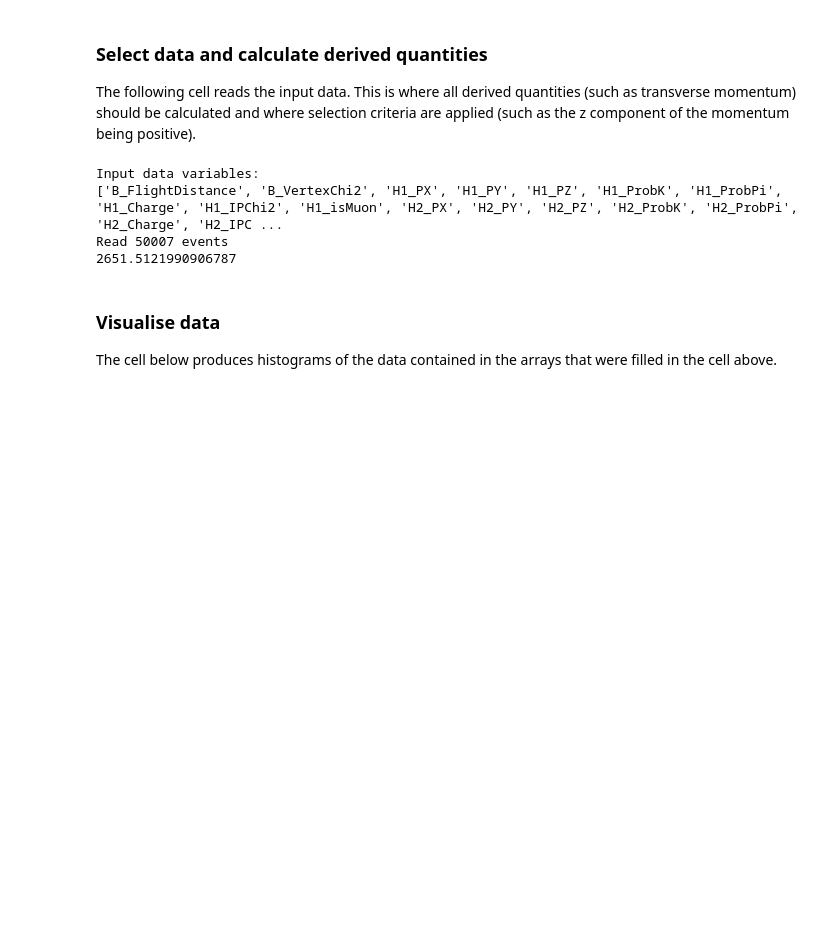
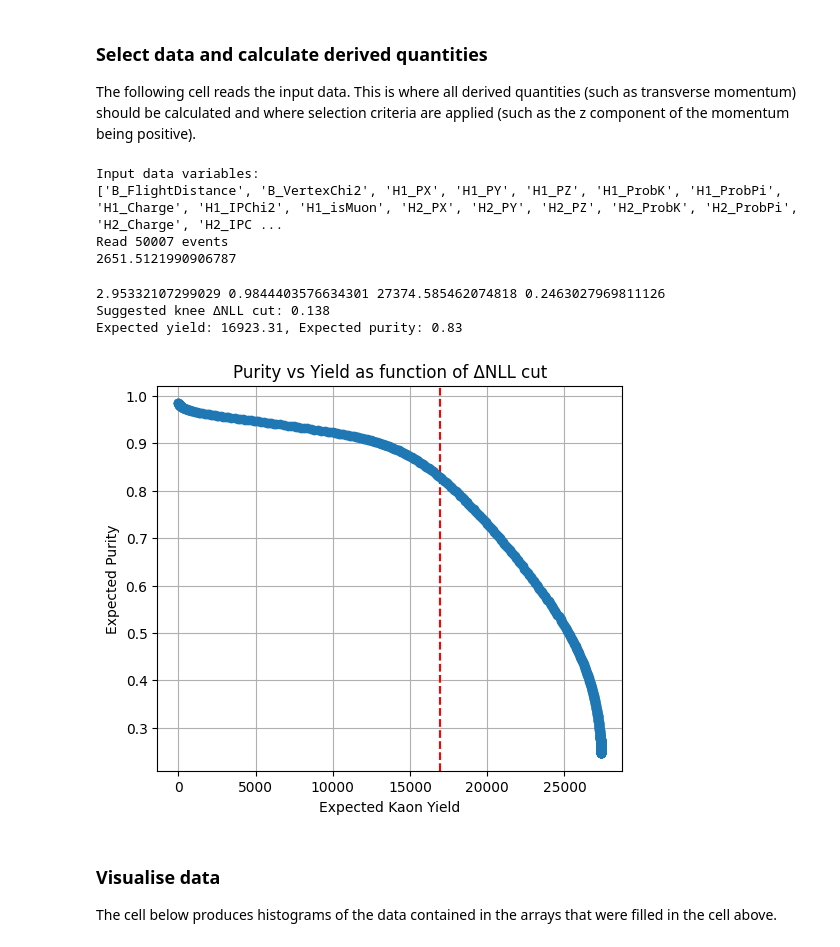
Before and after one commit to damianfrench/MatterAntimatterLab, a Jupyter notebook: Analysis_example.ipynb, the cells around one changed output. Saved outputs shown, nothing was run; the diff lists cells and outputs as text; code cells hidden in the pictures; blank space fills up the shorter version.

```diff
--- a/Analysis_example.ipynb
+++ b/Analysis_example.ipynb
@@ -48,7 +48,7 @@ prob_pi=[]
 m_B_all=[]
 m_R_neutral_1=[]
 m_R_neutral_2=[]
-
+probabilities = []
 
 def calculating_neutral_particle_invariant_mass(data,suffix1,suffix2,m_k):
     E1=np.sqrt(data[f'{suffix1}_PX']**2+data[f'{suffix1}_PY']**2+data[f'{suffix1}_PZ']**2+m_k**2)
@@ -153,7 +153,9 @@ for tree in trees:
             prob_pi.append(data['H2_ProbPi'][i])
             prob_k.append(data['H3_ProbK'][i])
             prob_pi.append(data['H3_ProbPi'][i])
-
+            probabilities.append(data['H1_ProbK'][i]/(data['H1_ProbK'][i]+data['H1_ProbPi'][i]))
+            probabilities.append(data['H2_ProbK'][i]/(data['H2_ProbK'][i]+data['H2_ProbPi'][i]))
+            probabilities.append(data['H3_ProbK'][i]/(data['H3_ProbK'][i]+data['H3_ProbPi'][i]))
 print('Read {:d} events'.format(event_counter))
 print(pT[0])
 prob_k=np.array(prob_k)
@@ -178,6 +180,78 @@ Input data variables:
 ['B_FlightDistance', 'B_VertexChi2', 'H1_PX', 'H1_PY', 'H1_PZ', 'H1_ProbK', 'H1_ProbPi', 'H1_Charge', 'H1_IPChi2', 'H1_isMuon', 'H2_PX', 'H2_PY', 'H2_PZ', 'H2_ProbK', 'H2_ProbPi', 'H2_Charge', 'H2_IPC ...
 Read 50007 events
 2651.5121990906787
+# %%
+def perpendicular_distance(point, start, end):
+    """Compute distance from a point to a line defined by start and end."""
+    line_vec = end - start
+    point_vec = point - start
+    line_len = np.linalg.norm(line_vec)
+    if line_len == 0:
+        return np.linalg.norm(point_vec)
+    # Project point onto line
+    proj_len = np.dot(point_vec, line_vec) / line_len
+    proj_point = start + (proj_len / line_len) * line_vec
+    return np.linalg.norm(point - proj_point)
+
+def Selection_Alg(probabilties):
+    probabilties = np.array(probabilties)
+    mask = probabilties > 0
+    probabilties = probabilties[mask]
+
+    delta_nll = np.log(probabilties) - np.log(1-probabilties)
+    cuts = np.linspace(delta_nll.min(), delta_nll.max(), 500)
+    purity = []
+    yield_ = []
+
+    for c in cuts:
+        mask = delta_nll > c                # select tracks above cut
+        selected_K = probabilties[mask].sum()       # expected kaon yield
+        n_selected = mask.sum()             # total selected tracks
+
+        if n_selected > 0:
+            purity.append(selected_K / n_selected)
+        else:
+            purity.append(0)
+        yield_.append(selected_K)
+    yield_ = np.array(yield_)
+    purity = np.array(purity)
+    cuts   = np.array(cuts)
+
+
+    mask2 = yield_ > 1.0
+    yield_  = yield_[mask2]
+    purity = purity[mask2]
+    cuts   = cuts[mask2]
+
+    order = np.argsort(yield_)
+    yield_ = yield_[order]
+    purity = purity[order]
+    cuts = cuts[order]
+    print(yield_[0], purity[0], yield_[len(yield_)-1], purity[len(yield_)-1])
+
+    distances = np.array([perpendicular_distance(np.array([y, p]),  np.array([yield_[0], purity[0]]), np.array([yield_[-1], purity[-1]])) for y, p in zip(yield_, purity)])
+    knee_idx = np.argmax(distances)
+    knee_cut = cuts[knee_idx]
+    knee_yield = yield_[knee_idx]
+    knee_purity = purity[knee_idx]
+
+    print(f"Suggested knee ΔNLL cut: {knee_cut:.3f}")
+    print(f"Expected yield: {knee_yield:.2f}, Expected purity: {knee_purity:.2f}")
+    plt.figure(figsize=(6,5))
+    plt.axvline(knee_yield, color='red', linestyle='--', label=f'Cut: {knee_cut:.2f}')
+    plt.plot(yield_, purity, marker='o', linestyle='')
+    plt.xlabel("Expected Kaon Yield")
+    plt.ylabel("Expected Purity")
+    plt.title("Purity vs Yield as function of ΔNLL cut")
+    plt.grid(True)
+    plt.show()
+    return cuts, purity, yield_
+cuts, purity, yield_ = Selection_Alg(probabilties=probabilities)
+# %% [output]
+2.95332107299029 0.9844403576634301 27374.585462074818 0.2463027969811126
+Suggested knee ΔNLL cut: 0.138
+Expected yield: 16923.31, Expected purity: 0.83
+[figure, added]
 # %% [markdown]
 ### Visualise data
 The cell below produces histograms of the data contained in the arrays that were filled in the cell above.
```
